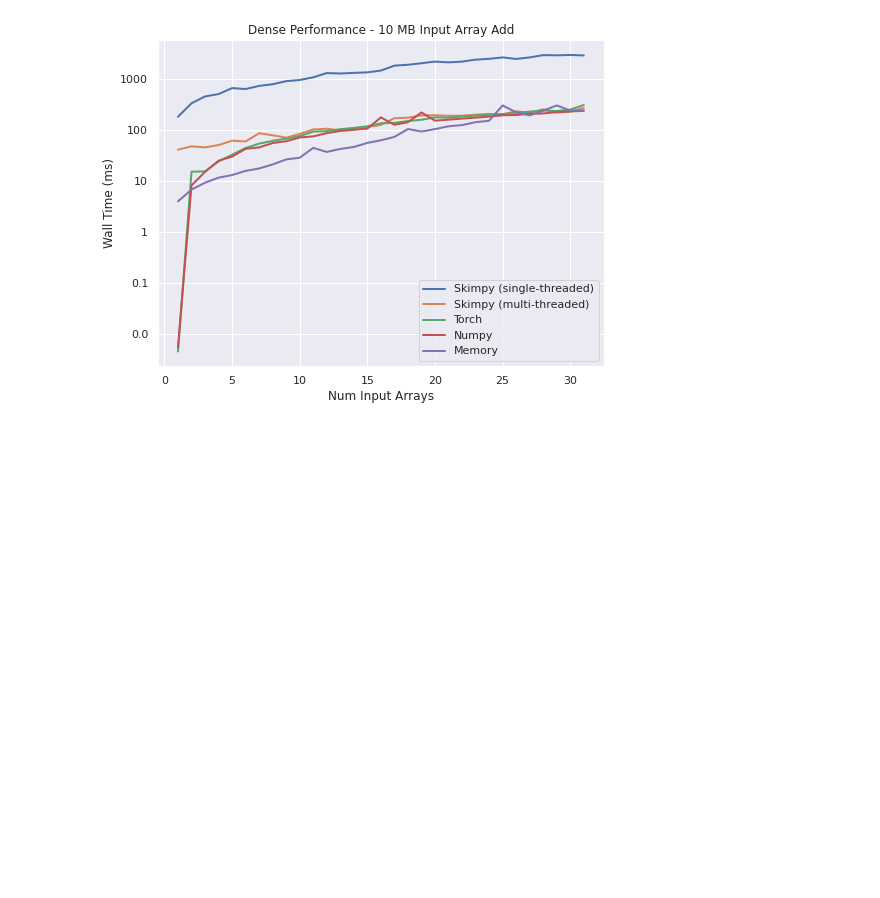
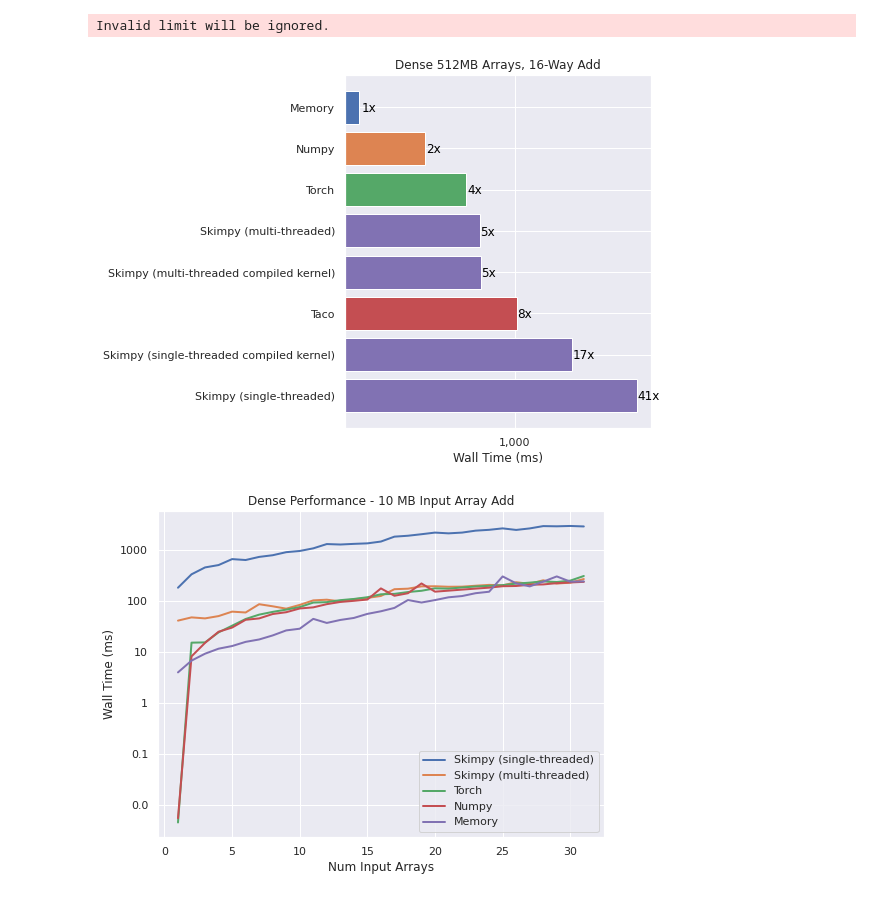
Before and after one commit to turtlesoupy/pyskip, a Jupyter notebook: notebooks/skimpy_bench_project.ipynb, the cells around one changed output. Saved outputs shown, nothing was run; the diff lists cells and outputs as text; code cells hidden in the pictures; blank space fills up the shorter version.

```diff
--- a/notebooks/skimpy_bench_project.ipynb
+++ b/notebooks/skimpy_bench_project.ipynb
@@ -196,3 +290,9 @@ line_plot(
+# %%
+plot_bar(gigabyte_array_4, title="Dense 512MB Arrays, 16-Way Add", xlabel="Wall Time (ms)", xlog=True,
+         output_path="/home/tdimson/projects/cs348k/project/final_report/plots/dense_4_way_add.png")
+# %% [output]
+Invalid limit will be ignored.
+[figure, added]
 # %%
 def dense_suite_num_inputs(num_inputs, array_length):
     return benchmarks.DenseArrayBenchmark.run_suite_axis(
```
Also changed, not shown: parts of 23 cells of this notebook, 1 other file.
